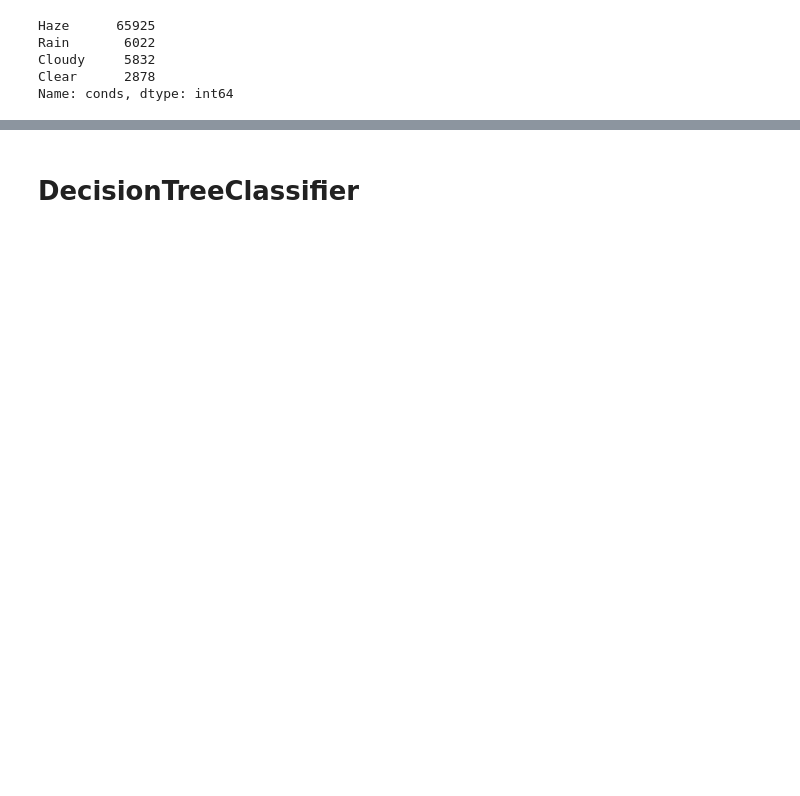
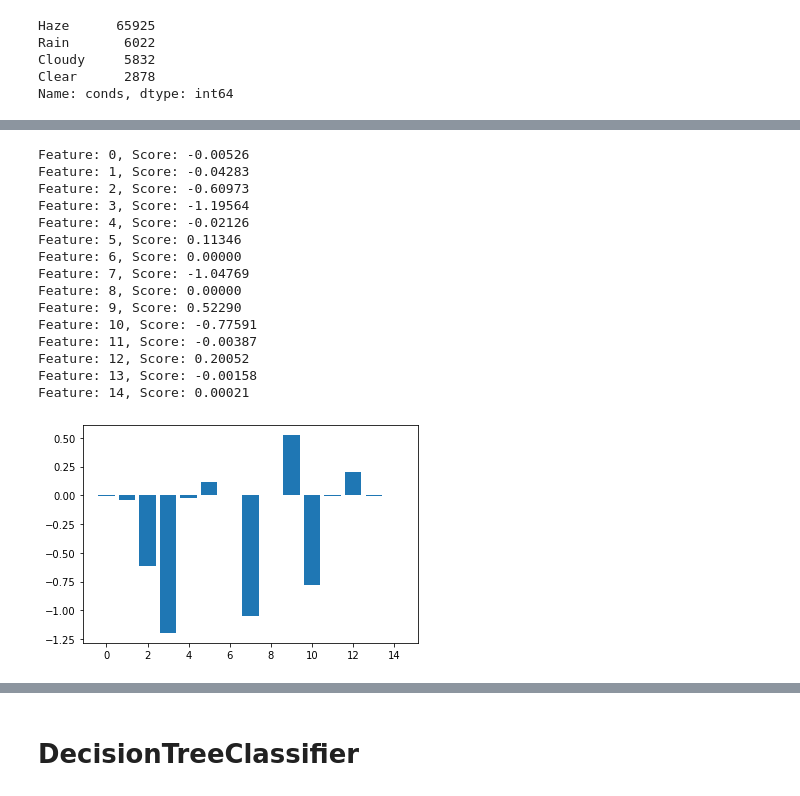
Before and after one commit to rankx034/final-project, a Jupyter notebook: ML_Models.ipynb, the cells around one changed output, grey strips where cells are left out. Cells and saved outputs as stored; diff of their text form; code cells hidden in the pictures; blank space fills up the shorter version.

```diff
--- a/ML_Models.ipynb
+++ b/ML_Models.ipynb
@@ -312,0 +291,26 @@ Feature: 14, Score: 0.00607
+# %%
+# get importance
+importance = lr_model.coef_[0]
+# summarize feature importance
+for i,v in enumerate(importance):
+	print('Feature: %0d, Score: %.5f' % (i,v))
+# plot feature importance
+plt.bar([x for x in range(len(importance))], importance)
+plt.show()
+# %% [output]
+Feature: 0, Score: -0.00526
+Feature: 1, Score: -0.04283
+Feature: 2, Score: -0.60973
+Feature: 3, Score: -1.19564
+Feature: 4, Score: -0.02126
+Feature: 5, Score: 0.11346
+Feature: 6, Score: 0.00000
+Feature: 7, Score: -1.04769
+Feature: 8, Score: 0.00000
+Feature: 9, Score: 0.52290
+Feature: 10, Score: -0.77591
+Feature: 11, Score: -0.00387
+Feature: 12, Score: 0.20052
+Feature: 13, Score: -0.00158
+Feature: 14, Score: 0.00021
+[figure, added]
```
Also changed, not shown: parts of 92 cells of this notebook.
